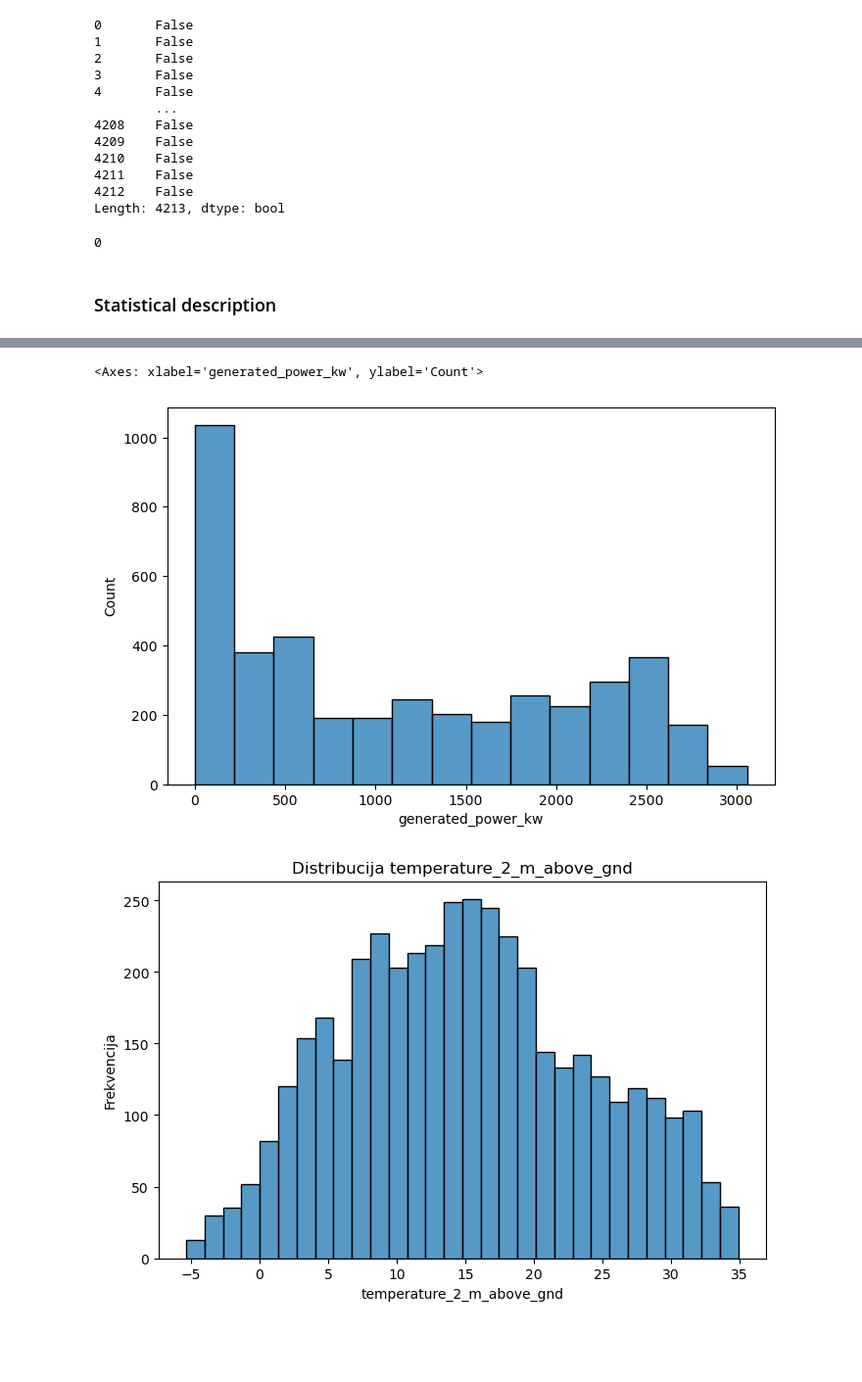
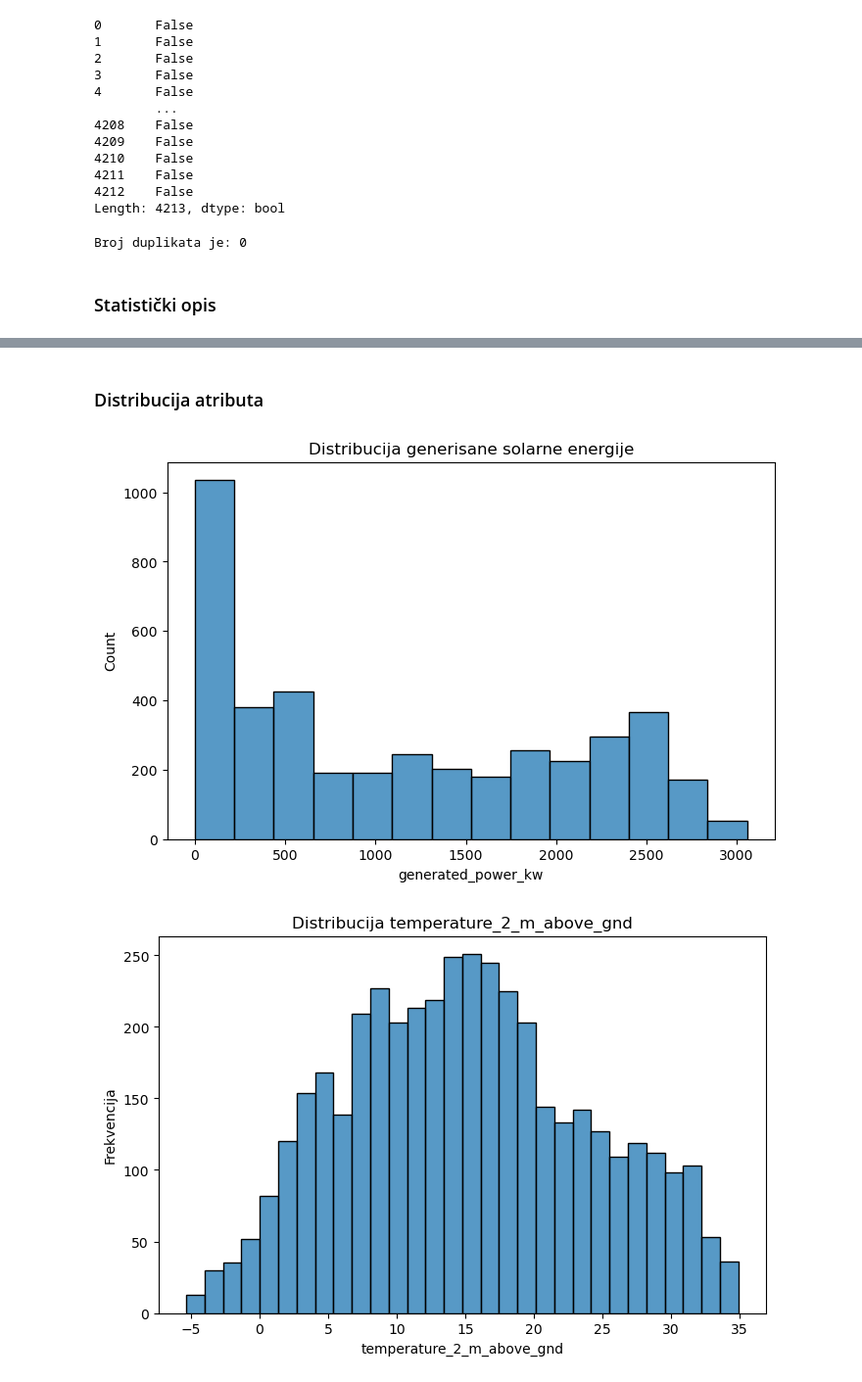
Before and after one commit to gavrilovicluka/machine-learning-projects, a Jupyter notebook: Projekat 1/Projekat1.ipynb, the cells around one changed output, grey strips where cells are left out. Shown at 98% size. Drawn from its saved outputs; the diff is of its cells as text; code cells hidden in the pictures; blank space fills up the shorter version.

```diff
--- a/Projekat 1/Projekat1.ipynb
+++ b/Projekat 1/Projekat1.ipynb
@@ -15,3 +16,3 @@ import math
 # %%
-data=pd.read_csv("spg.csv")
+df=pd.read_csv("spg.csv")
 # %% [markdown]
@@ -155,9 +156,9 @@ duplicates
 4212    False
 Length: 4213, dtype: bool
 # %%
-duplicates.sum()
+print(f"Broj duplikata je: {duplicates.sum()}")
 # %% [output]
-0
+Broj duplikata je: 0
 # %% [markdown]
-### Statistical description
+### Statistički opis
 # %%
@@ -180,12 +181,15 @@ data.describe().T
 | zenith | 4213.0 | 59.980947 | 19.857711 | 17.727761 | 45.291631 | 62.142611 | 74.346737 | 128.41537 |
 | azimuth | 4213.0 | 169.167651 | 64.568385 | 54.379093 | 114.136600 | 163.241650 | 225.085620 | 289.04518 |
 | generated_power_kw | 4213.0 | 1134.347313 | 937.957247 | 0.000595 | 231.700450 | 971.642650 | 2020.966700 | 3056.79410 |
+# %% [markdown]
+### Distribucija atributa
 # %%
 plt.figure(figsize=(8,5))
-sns.histplot(data['generated_power_kw'])
+plt.title(f"Distribucija generisane solarne energije")
+sns.histplot(df['generated_power_kw'])
+plt.show()
 # %% [output]
-<Axes: xlabel='generated_power_kw', ylabel='Count'>
-[figure, old version]
+[figure, new version]
 # %%
 features = ['temperature_2_m_above_gnd', 'total_cloud_cover_sfc', 'shortwave_radiation_backwards_sfc']
 for feature in features:
```
Also changed, not shown: parts of 31 cells of this notebook.
